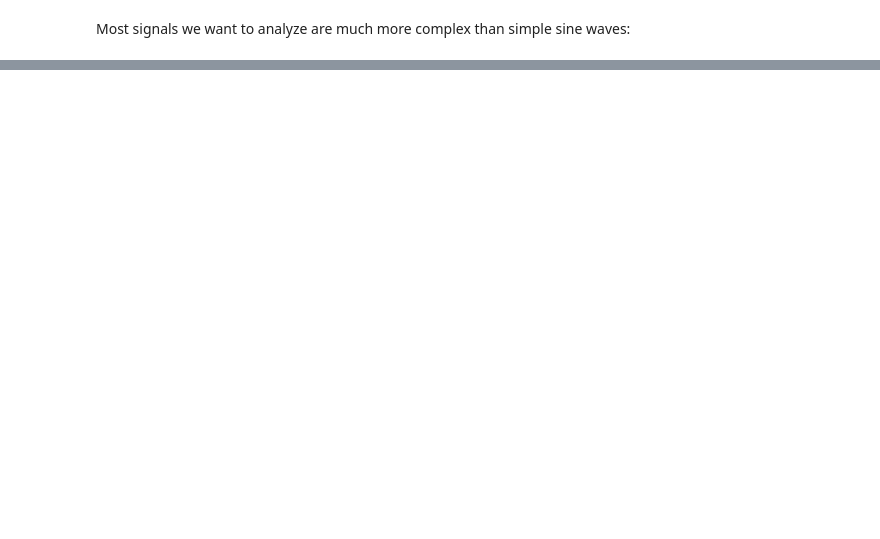
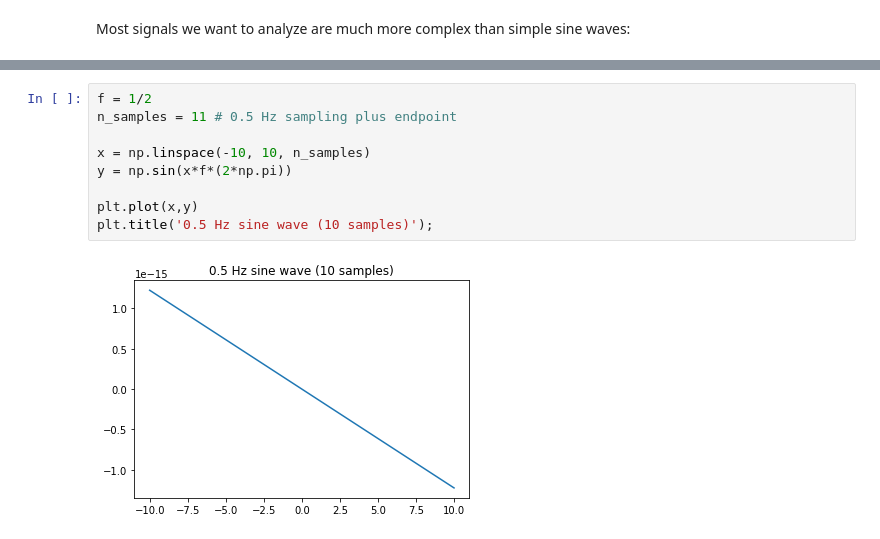
Before and after one commit to TheJacksonLaboratory/images-as-signals, a Jupyter notebook: lessons/1-Sampling_Theorem.ipynb, the cells around one changed output, grey strips where cells are left out. Saved outputs shown, nothing was run; the diff lists cells and outputs as text; blank space fills up the shorter version.

```diff
--- a/lessons/1-Sampling_Theorem.ipynb
+++ b/lessons/1-Sampling_Theorem.ipynb
@@ -100,0 +127,11 @@ plt.plot(walk.t, walk.x);
+# %%
+f = 1/2
+n_samples = 11 # 0.5 Hz sampling plus endpoint
+
+x = np.linspace(-10, 10, n_samples)
+y = np.sin(x*f*(2*np.pi))
+
+plt.plot(x,y)
+plt.title('0.5 Hz sine wave (10 samples)');
+# %% [output]
+[figure, added]
```
Also changed, not shown: parts of 10 cells of this notebook.
